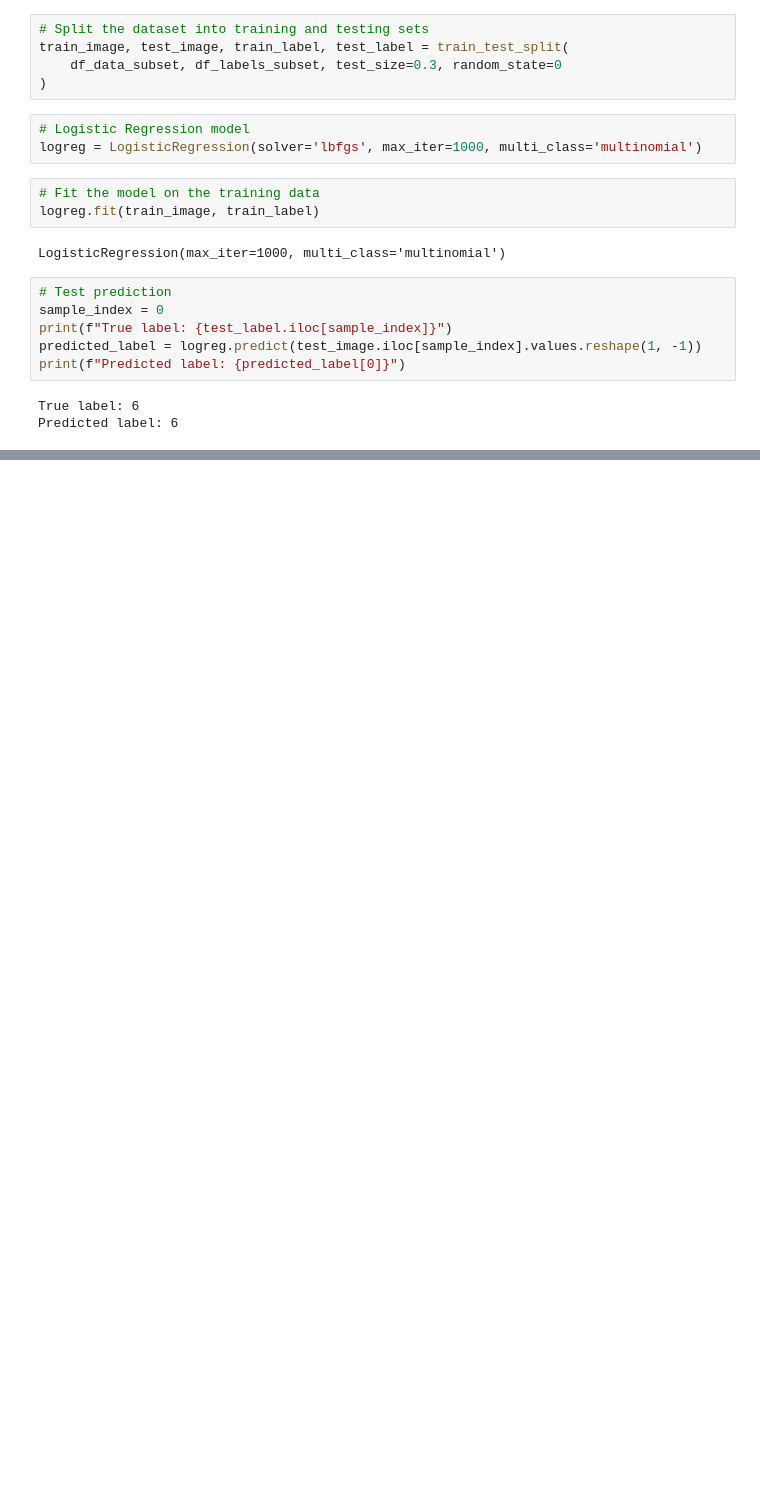
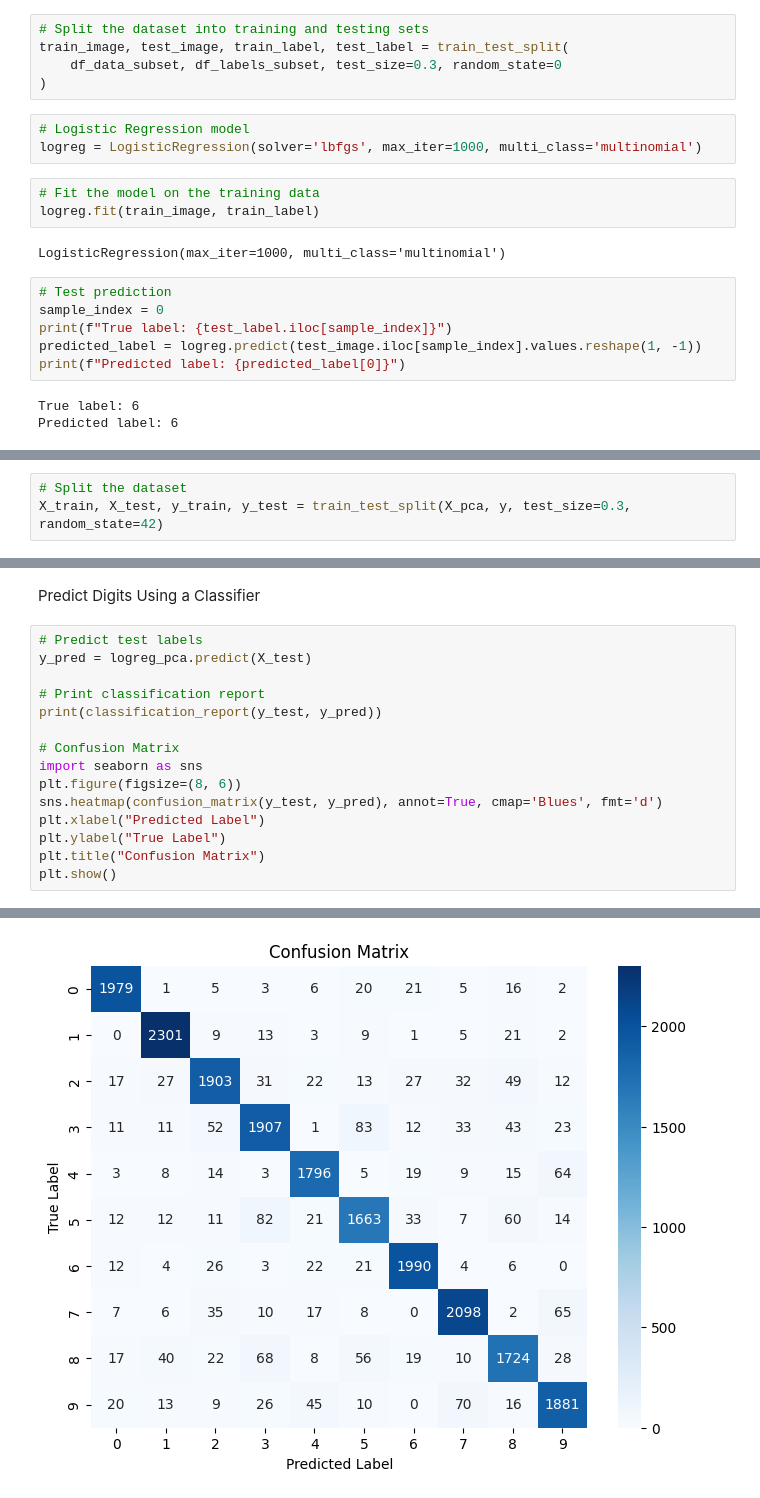
Before and after one commit to MANUPAL4321/imageML_project, a Jupyter notebook: image_processing.ipynb, the cells around one changed output, grey strips where cells are left out. Drawn from its saved outputs; the diff is of its cells as text; blank space fills up the shorter version.

```diff
--- a/image_processing.ipynb
+++ b/image_processing.ipynb
@@ -178,0 +130,3 @@ Accuracy After PCA: 0.9193333333333333
+# %%
+# Split the dataset
+X_train, X_test, y_train, y_test = train_test_split(X_pca, y, test_size=0.3, random_state=42)
@@ -178,0 +193,18 @@ Accuracy After PCA: 0.9193333333333333
+# %% [markdown]
+Predict Digits Using a Classifier
+# %%
+# Predict test labels
+y_pred = logreg_pca.predict(X_test)
+
+# Print classification report
+print(classification_report(y_test, y_pred))
+
+# Confusion Matrix
+import seaborn as sns
+plt.figure(figsize=(8, 6))
+sns.heatmap(confusion_matrix(y_test, y_pred), annot=True, cmap='Blues', fmt='d')
+plt.xlabel("Predicted Label")
+plt.ylabel("True Label")
+plt.title("Confusion Matrix")
+plt.show()
+# %% [output]
@@ -178,0 +227 @@ Accuracy After PCA: 0.9193333333333333
+[figure, added]
```
Also changed, not shown: parts of 48 cells of this notebook.
